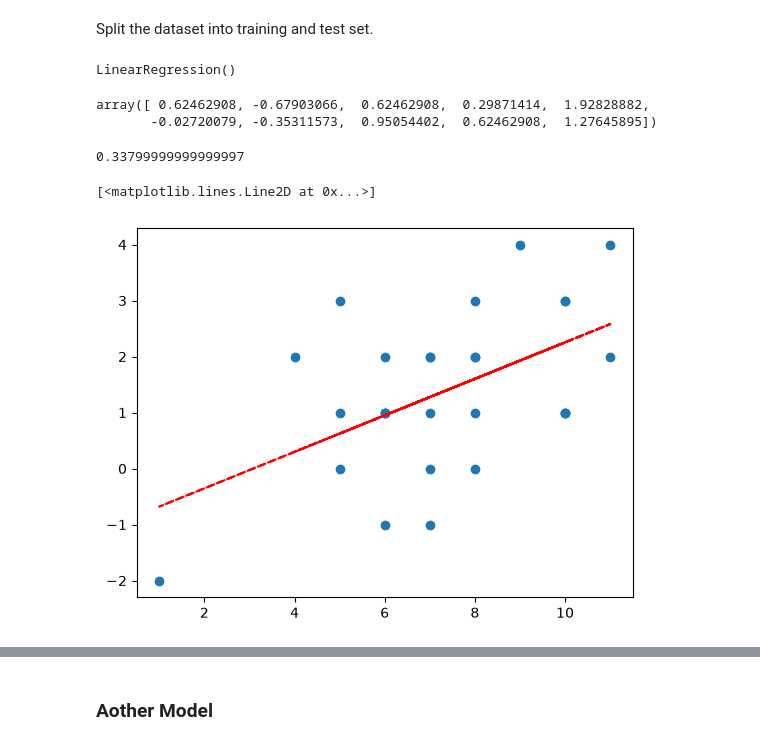
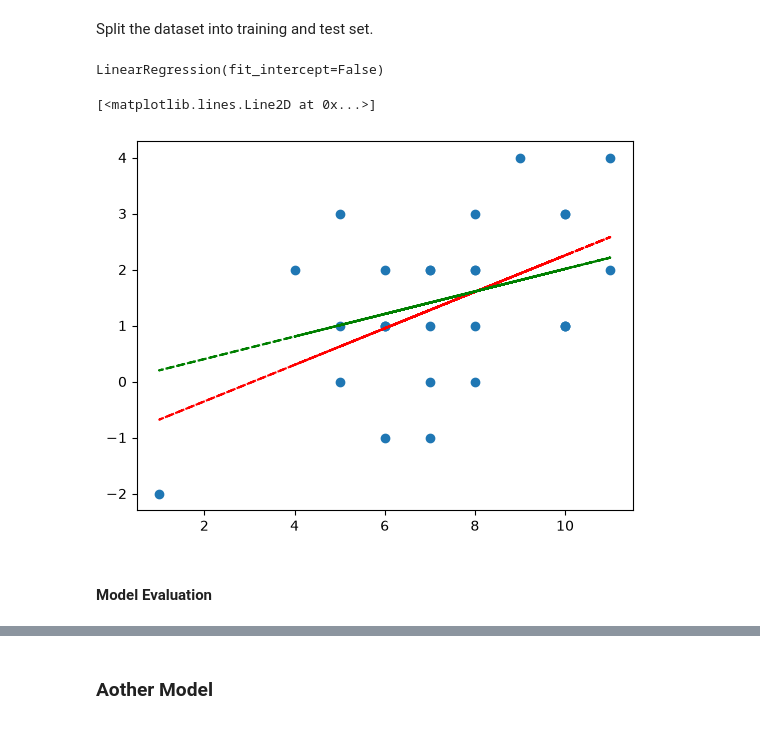
Before and after one commit to JacobP2011/football-stats, a Jupyter notebook: notebooks/fbref_analysis_jacob.ipynb, the cells around one changed output, grey strips where cells are left out. Drawn from its saved outputs; the diff is of its cells as text; code cells hidden in the pictures.

Commit message:
update notebook with model evaluation

```diff
--- a/notebooks/fbref_analysis_jacob.ipynb
+++ b/notebooks/fbref_analysis_jacob.ipynb
@@ -268,9 +270,21 @@ X_train, X_test, y_train, y_test = train_test_split(
     random_state=42
 )
 
-model = LinearRegression()
+model = LinearRegression(fit_intercept=True)
 model.fit(X_train, y_train)
+
+model_2 = LinearRegression(fit_intercept=False)
+model_2.fit(X_train, y_train)
 # %% [output]
-LinearRegression()
+LinearRegression(fit_intercept=False)
+# %%
+plt.scatter(X_train, y_train)
+plt.plot(X_train, model.intercept_ + model.coef_*X_train, linestyle="--", color="red")
+plt.plot(X_train, model_2.intercept_ + model_2.coef_*X_train, linestyle="--", color="green")
+# %% [output]
+[<matplotlib.lines.Line2D at 0x...>]
+[figure, added]
+# %% [markdown]
+#### Model Evaluation
 # %%
 y_pred = model.predict(X_test)
@@ -277,16 +291,0 @@ y_pred = model.predict(X_test)
-# %%
-y_pred
-# %% [output]
-array([ 0.62462908, -0.67903066,  0.62462908,  0.29871414,  1.92828882,
-       -0.02720079, -0.35311573,  0.95054402,  0.62462908,  1.27645895])
-# %%
-# Goal_diff = -0.822 + 0.29 * Standard_SoT
-4 * 0.29 -0.822
-# %% [output]
-0.33799999999999997
-# %%
-plt.scatter(X_train, y_train)
-plt.plot(X_train, model.intercept_ + model.coef_*X_train, linestyle="--", color="red")
-# %% [output]
-[<matplotlib.lines.Line2D at 0x...>]
-[figure, removed]
```
Also changed, not shown: parts of 8 cells of this notebook.
